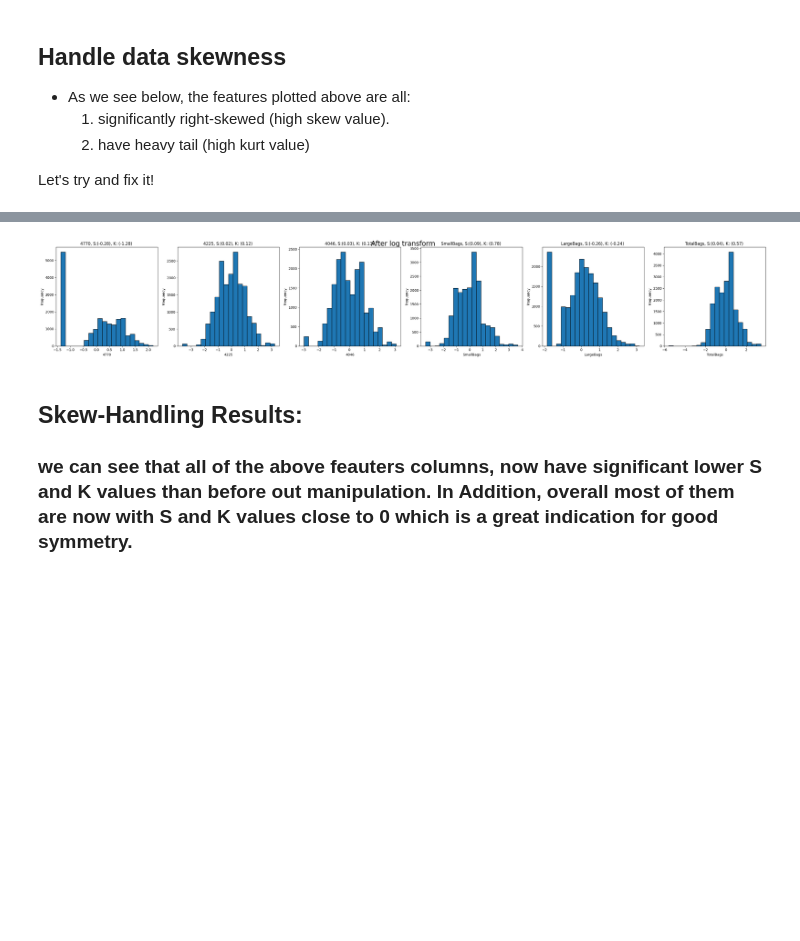
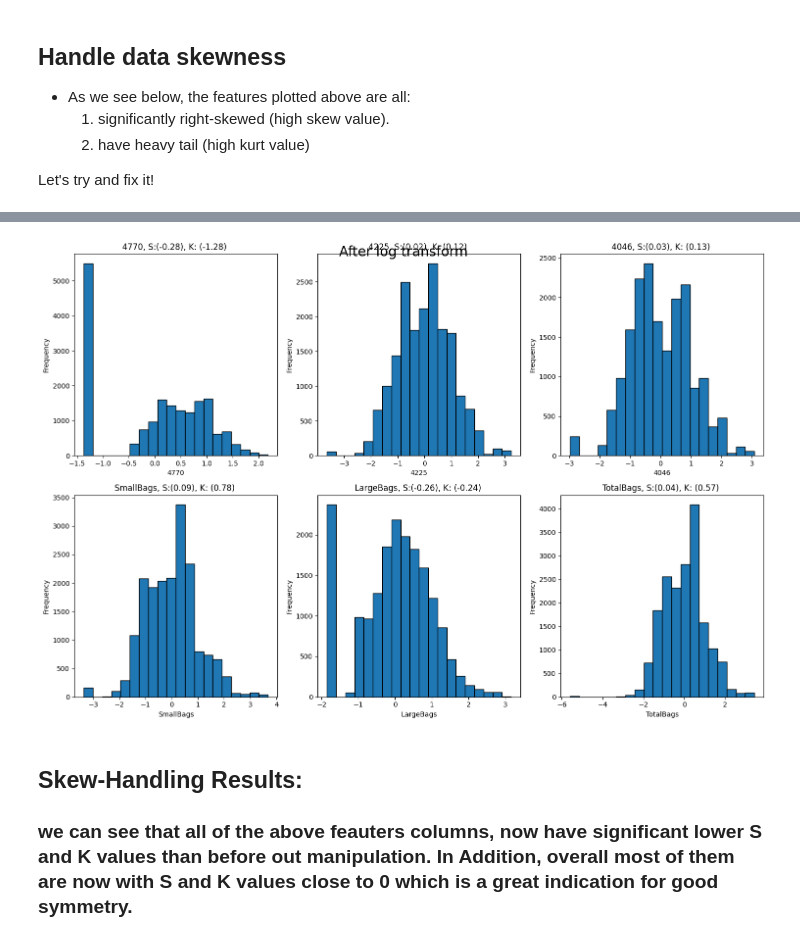
Before and after one commit to ItamarBerger/TabularDS, a Jupyter notebook: TDS_part2.ipynb, the cells around one changed output, grey strips where cells are left out. Saved outputs shown, nothing was run; the diff lists cells and outputs as text; code cells hidden in the pictures; blank space fills up the shorter version.

```diff
--- a/TDS_part2.ipynb
+++ b/TDS_part2.ipynb
@@ -191,35 +203,35 @@ def plot_boxplots(df):
         plt.title(f'Boxplot of {column}')
         plt.xticks([0], [column])  # Add label for the x-axis
 
     # Adjust layout and show the plot
     plt.tight_layout()
     plt.show()
 
 
 
 
 from sklearn.preprocessing import PowerTransformer
 import pandas as pd
 
 def box_cox_transform(dtf, column):
     # Initialize the PowerTransformer with method='box-cox'
     dtf[column] = dtf[column].clip(lower=1e-5)
 
     pt = PowerTransformer(method='box-cox')
 
     # Apply the Box-Cox transformation (requires data in 2D)
     transformed = pt.fit_transform(dtf[[column]])
 
     # The result is a 2D array, so return it as a pandas Series for easier handling
     return pd.Series(transformed.flatten(), index=dtf.index, name=column)
 
 hardcoded_columns = ['4770', '4225', '4046', 'SmallBags', 'LargeBags', 'TotalBags']
 for col in hardcoded_columns:
   dtf[col] = box_cox_transform(dtf, col)
 
-plot_columns_hists(dtf, "After log transform")
+plot_columns_hists(dtf, "After log transform", hardcoded_columns)
 # %% [output]
-[figure, old version]
+[figure, new version]
 # %% [markdown]
 ## Skew-Handling Results:
 ### we can see that all of the above feauters columns, now have significant lower S and K values than before out manipulation. In Addition, overall most of them are now with S and K values close to 0 which is a great indication for good symmetry.
```
Also changed, not shown: parts of 11 cells of this notebook.
